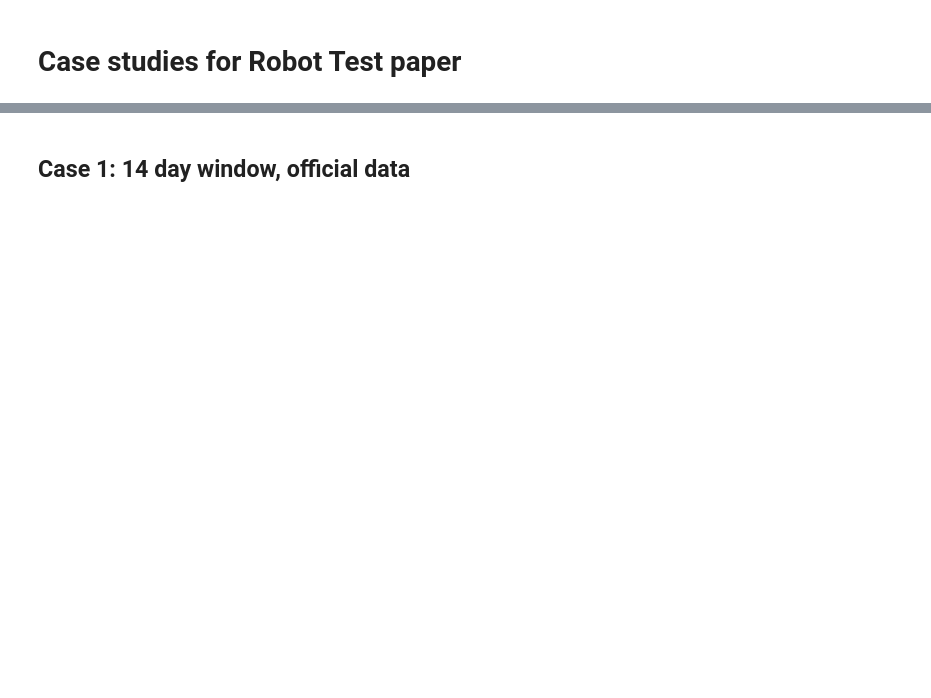
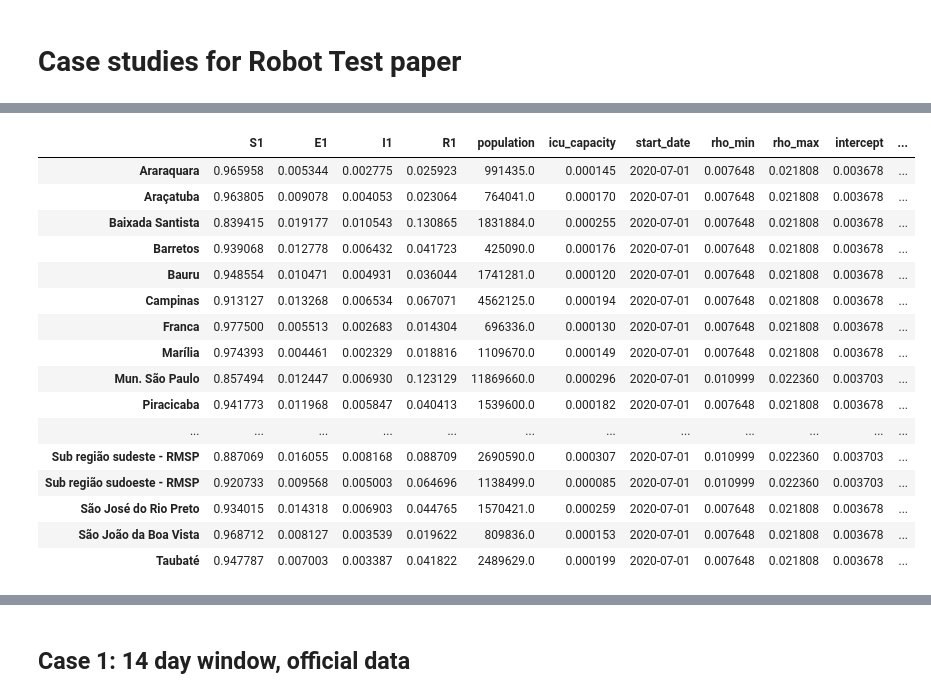
Before and after one commit to pjssilva/Robot-dance, a Jupyter notebook: test_control_test.ipynb, the cells around one changed output, grey strips where cells are left out. Drawn from its saved outputs; the diff is of its cells as text; code cells hidden in the pictures; blank space fills up the shorter version.

```diff
--- a/test_control_test.ipynb
+++ b/test_control_test.ipynb
@@ -63,3 +116,50 @@ cities_data
+# %%
+if basic_prm["time_icu"] == 11:
+    # Time series adjusted considering the mean ICU time is 11 days
+    ts_sp = np.array([0.0074335, 0.01523406, -0.00186355, 0.0, 1.67356018, -0.68192908, np.sqrt(0.00023883),
+        0.007682840158843, 0.007536060983504])
+    ts_notsp = np.array([0.00520255, 0.01532709, 0.00044498, 0.0, 1.75553282, -0.76360711, np.sqrt(3.567E-05),
+        0.005426447471187, 0.005282217308748])
+elif basic_prm["time_icu"] == 7:
+    # Time series adjusted considering the mean ICU time is 7 days
+    ts_sp = np.array([0.01099859, 0.02236023, 0.00370254, 0.0, 1.79119571, -0.80552926, np.sqrt(0.00034005),
+        0.011644768910252, 0.011221496171591])
+    ts_notsp = np.array([0.0076481, 0.0218084, 0.00367839, 0.0, 1.81361379, -0.82550856, np.sqrt(8.028E-05),
+        0.007907216664912, 0.007721801045322])
+else:
+    raise NotImplementedError
+
+# Index of the cities that form the Metropolitan area of São Paulo
+MASP = np.array([9, 15, 16, 17, 18, 19]) - 1
+
+ts_drs = np.ones((len(cities_data), len(ts_notsp)))
+ts_drs *= ts_notsp
+ts_drs[MASP, :] = ts_sp
+ts_drs = pd.DataFrame(data=ts_drs, index=cities_data.index, columns=[
+    "rho_min", "rho_max", "intercept", "trend", "phi_1", "phi_2", "sigma_omega", "state0", "state_less_1"
+])
+ts_drs["confidence"] = 0.9
+ts_drs["time_icu"] = time_icu
+cities_data = pd.concat([cities_data, ts_drs], axis=1)
+cities_data
+# %% [output]
+|  | S1 | E1 | I1 | R1 | population | icu_capacity | start_date | rho_min | rho_max | intercept | ... |
+| Araraquara | 0.965958 | 0.005344 | 0.002775 | 0.025923 | 991435.0 | 0.000145 | 2020-07-01 | 0.007648 | 0.021808 | 0.003678 | ... |
+| Araçatuba | 0.963805 | 0.009078 | 0.004053 | 0.023064 | 764041.0 | 0.000170 | 2020-07-01 | 0.007648 | 0.021808 | 0.003678 | ... |
+| Baixada Santista | 0.839415 | 0.019177 | 0.010543 | 0.130865 | 1831884.0 | 0.000255 | 2020-07-01 | 0.007648 | 0.021808 | 0.003678 | ... |
+| Barretos | 0.939068 | 0.012778 | 0.006432 | 0.041723 | 425090.0 | 0.000176 | 2020-07-01 | 0.007648 | 0.021808 | 0.003678 | ... |
+| Bauru | 0.948554 | 0.010471 | 0.004931 | 0.036044 | 1741281.0 | 0.000120 | 2020-07-01 | 0.007648 | 0.021808 | 0.003678 | ... |
+| Campinas | 0.913127 | 0.013268 | 0.006534 | 0.067071 | 4562125.0 | 0.000194 | 2020-07-01 | 0.007648 | 0.021808 | 0.003678 | ... |
+| Franca | 0.977500 | 0.005513 | 0.002683 | 0.014304 | 696336.0 | 0.000130 | 2020-07-01 | 0.007648 | 0.021808 | 0.003678 | ... |
+| Marília | 0.974393 | 0.004461 | 0.002329 | 0.018816 | 1109670.0 | 0.000149 | 2020-07-01 | 0.007648 | 0.021808 | 0.003678 | ... |
+| Mun. São Paulo | 0.857494 | 0.012447 | 0.006930 | 0.123129 | 11869660.0 | 0.000296 | 2020-07-01 | 0.010999 | 0.022360 | 0.003703 | ... |
+| Piracicaba | 0.941773 | 0.011968 | 0.005847 | 0.040413 | 1539600.0 | 0.000182 | 2020-07-01 | 0.007648 | 0.021808 | 0.003678 | ... |
+| ... | ... | ... | ... | ... | ... | ... | ... | ... | ... | ... | ... |
+| Sub região sudeste - RMSP | 0.887069 | 0.016055 | 0.008168 | 0.088709 | 2690590.0 | 0.000307 | 2020-07-01 | 0.010999 | 0.022360 | 0.003703 | ... |
+| Sub região sudoeste - RMSP | 0.920733 | 0.009568 | 0.005003 | 0.064696 | 1138499.0 | 0.000085 | 2020-07-01 | 0.010999 | 0.022360 | 0.003703 | ... |
+| São José do Rio Preto | 0.934015 | 0.014318 | 0.006903 | 0.044765 | 1570421.0 | 0.000259 | 2020-07-01 | 0.007648 | 0.021808 | 0.003678 | ... |
+| São João da Boa Vista | 0.968712 | 0.008127 | 0.003539 | 0.019622 | 809836.0 | 0.000153 | 2020-07-01 | 0.007648 | 0.021808 | 0.003678 | ... |
+| Taubaté | 0.947787 | 0.007003 | 0.003387 | 0.041822 | 2489629.0 | 0.000199 | 2020-07-01 | 0.007648 | 0.021808 | 0.003678 | ... |
 # %%
 pd.set_option("display.width", 120)
 
```
Also changed, not shown: parts of 8 cells of this notebook, 1 other file.
